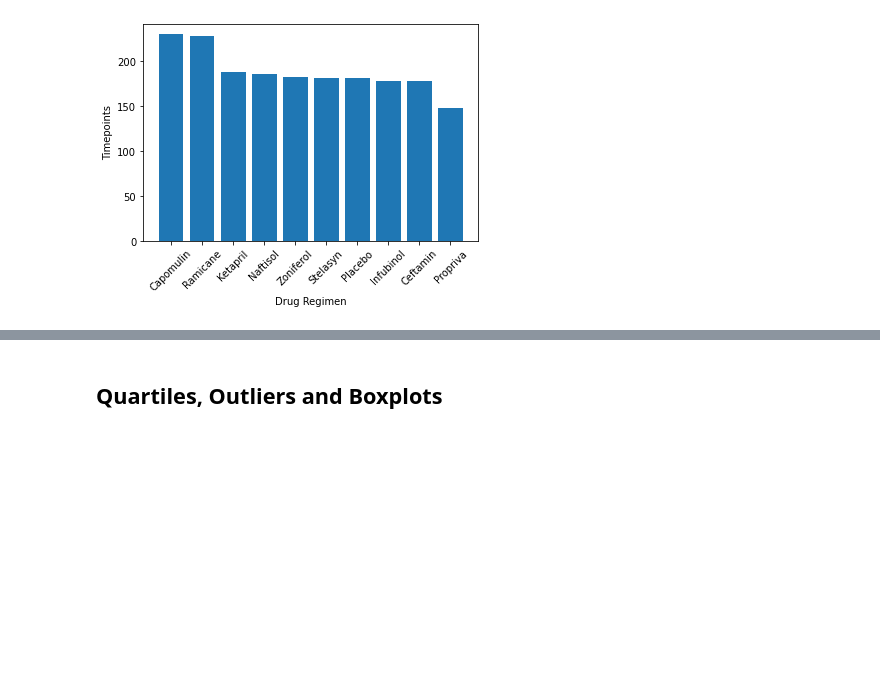
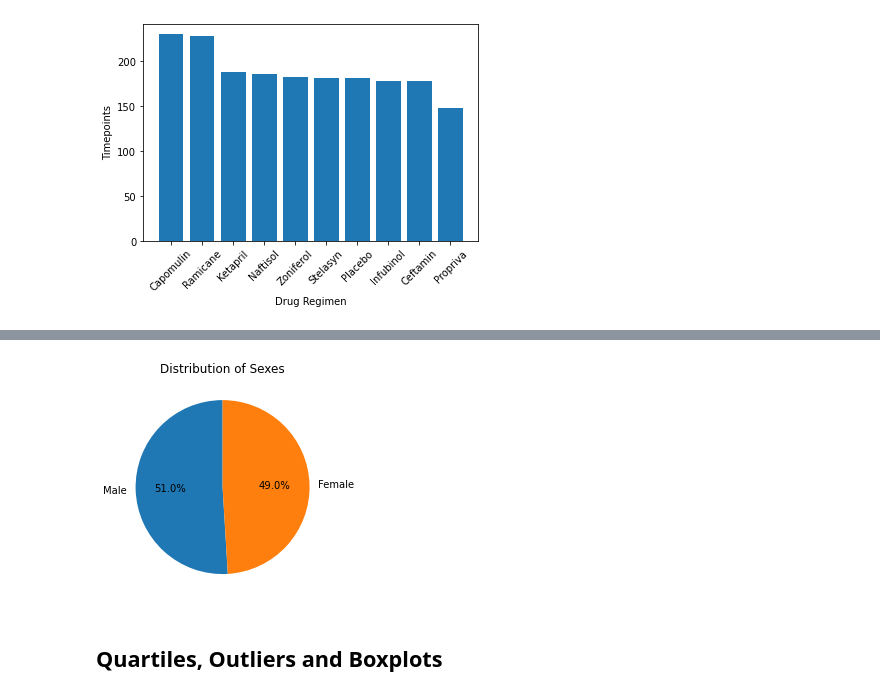
Before and after one commit to KDaceyx/Pymaceuticals, a Jupyter notebook: pymaceuticals_starter.ipynb, the cells around one changed output, grey strips where cells are left out. Saved outputs shown, nothing was run; the diff lists cells and outputs as text; code cells hidden in the pictures; blank space fills up the shorter version.

```diff
--- a/pymaceuticals_starter.ipynb
+++ b/pymaceuticals_starter.ipynb
@@ -148,2 +167,7 @@ plt.show()
 # %%
-# Generate a pie plot showing the distribution of female versus male mice using Pandas
+# Generate a pie plot showing the distribution of female versus male mice using pyplot
+plt.pie(m_f_data, labels=m_f_data.index.values, autopct='%1.1f%%', startangle=90)
+plt.title('Distribution of Sexes')
+plt.show()
+# %% [output]
+[figure, added]
```
Also changed, not shown: parts of 4 cells of this notebook.
